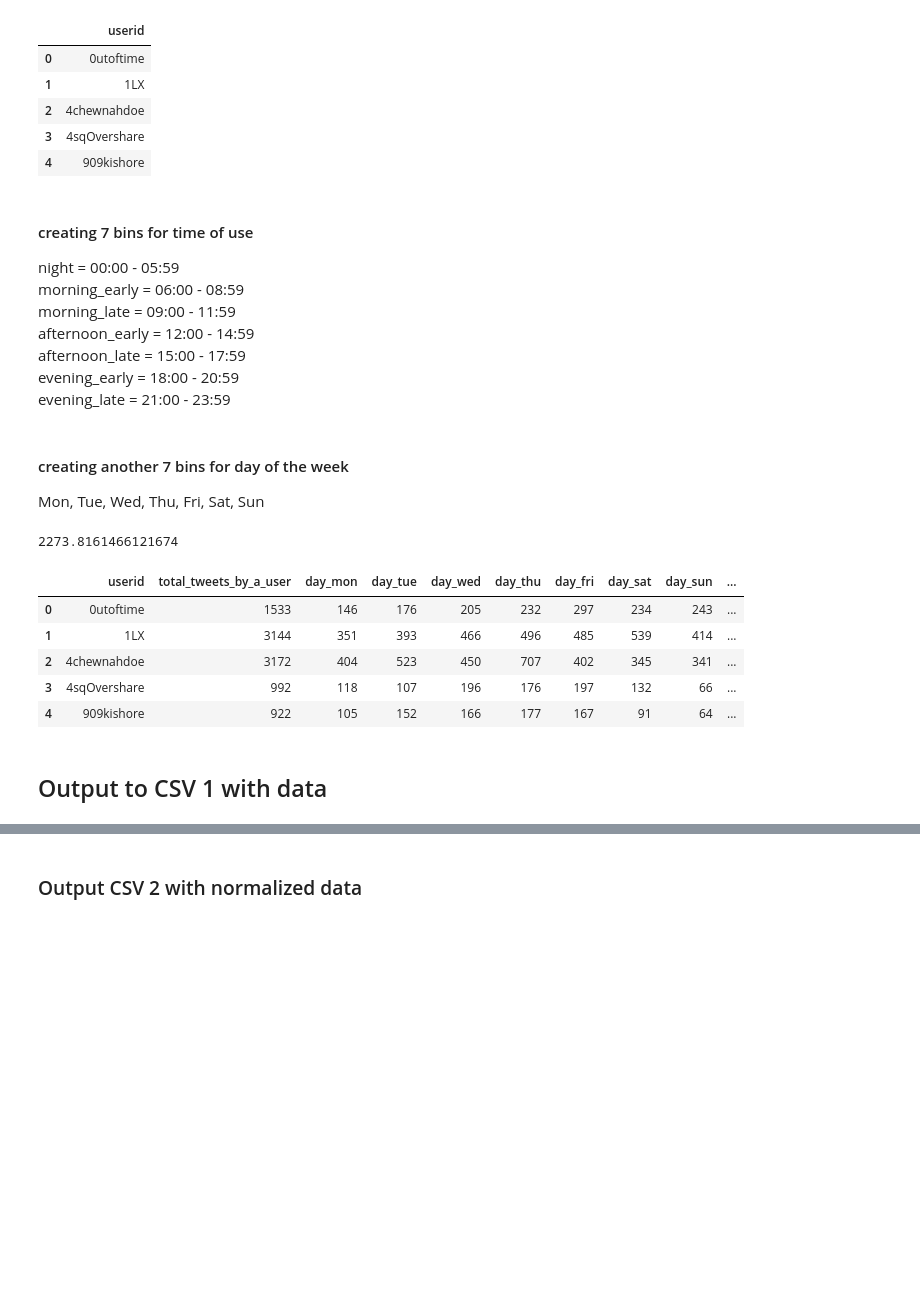
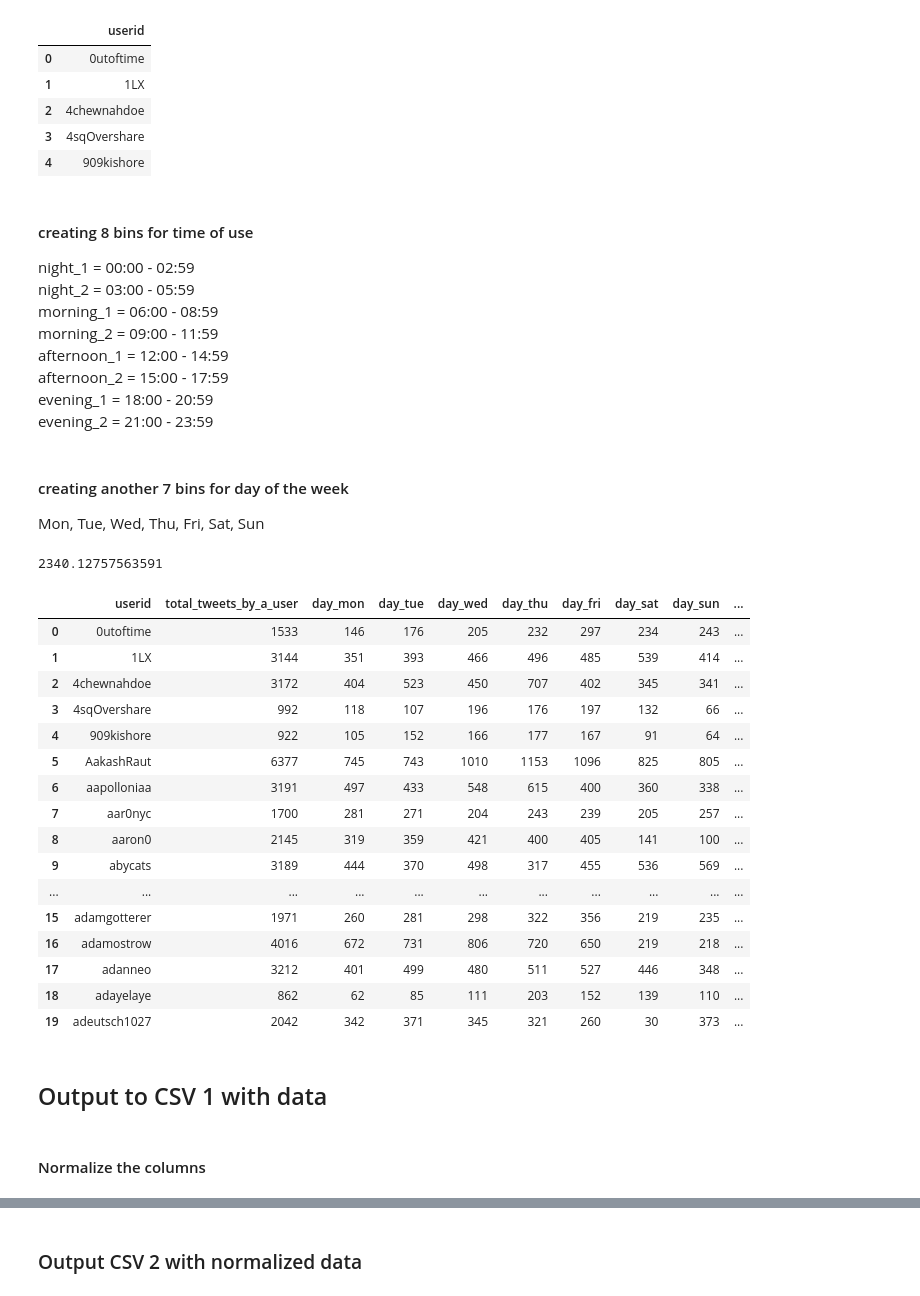
Before and after one commit to anjoomiqbal/NLP_on_Twitter_Data, a Jupyter notebook: g36-project-step2 - time when users are likely to be on Twitter portal.ipynb, the cells around one changed output, grey strips where cells are left out. Drawn from its saved outputs; the diff is of its cells as text; code cells hidden in the pictures; blank space fills up the shorter version.

Commit message:
step 2-split up the night bin into two

```diff
--- a/g36-project-step2 - time when users are likely to be on Twitter portal.ipynb
+++ b/g36-project-step2 - time when users are likely to be on Twitter portal.ipynb
@@ -57,14 +57,15 @@ df_o.head() # DEBUG
 | 3 | 4sqOvershare |
 | 4 | 909kishore |
 # %% [markdown]
-#### creating 7 bins for time of use
-night           = 00:00 - 05:59<br>
-morning_early   = 06:00 - 08:59<br>
-morning_late    = 09:00 - 11:59<br>
-afternoon_early = 12:00 - 14:59<br>
-afternoon_late  = 15:00 - 17:59<br>
-evening_early   = 18:00 - 20:59<br>
-evening_late    = 21:00 - 23:59
+#### creating 8 bins for time of use
+night_1     = 00:00 - 02:59<br>
+night_2     = 03:00 - 05:59<br>
+morning_1   = 06:00 - 08:59<br>
+morning_2   = 09:00 - 11:59<br>
+afternoon_1 = 12:00 - 14:59<br>
+afternoon_2 = 15:00 - 17:59<br>
+evening_1   = 18:00 - 20:59<br>
+evening_2   = 21:00 - 23:59
 # %% [markdown]
 #### creating another 7 bins for day of the week
 Mon, Tue, Wed, Thu, Fri, Sat, Sun
@@ -77,13 +78,14 @@ df_o['day_thu']=0
 df_o['day_fri']=0
 df_o['day_sat']=0
 df_o['day_sun']=0
-df_o['time_night']=0
-df_o['time_morning_early']=0
-df_o['time_morning_late']=0
-df_o['time_afternoon_early']=0
-df_o['time_afternoon_late']=0
-df_o['time_evening_early']=0
-df_o['time_evening_late']=0
+df_o['time_night_1']=0
+df_o['time_night_2']=0
+df_o['time_morning_1']=0
+df_o['time_morning_2']=0
+df_o['time_afternoon_1']=0
+df_o['time_afternoon_2']=0
+df_o['time_evening_1']=0
+df_o['time_evening_2']=0
 
 # df_o.head() # DEBUG
 # df_o.dtypes # DEBUG
@@ -112,13 +114,14 @@ while idx_i < len(df_i.index):
         elif row_i['day_of_week'].upper() == 'SAT': df_o.loc[idx_o, 'day_sat'] += 1
         elif row_i['day_of_week'].upper() == 'SUN': df_o.loc[idx_o, 'day_sun'] += 1
 
-        if   row_i['hour'] >= 0 and row_i['hour'] <  6 : df_o.loc[idx_o, 'time_night'] += 1
-        elif row_i['hour'] >= 6 and row_i['hour'] <  9 : df_o.loc[idx_o, 'time_morning_early'] += 1
-        elif row_i['hour'] >= 9 and row_i['hour'] < 12 : df_o.loc[idx_o, 'time_morning_late'] += 1
-        elif row_i['hour'] >=12 and row_i['hour'] < 15 : df_o.loc[idx_o, 'time_afternoon_early'] += 1
-        elif row_i['hour'] >=15 and row_i['hour'] < 18 : df_o.loc[idx_o, 'time_afternoon_late'] += 1
-        elif row_i['hour'] >=18 and row_i['hour'] < 21 : df_o.loc[idx_o, 'time_evening_early'] += 1
-        elif row_i['hour'] >=21 and row_i['hour'] < 24 : df_o.loc[idx_o, 'time_evening_late'] += 1
+        if   row_i['hour'] >= 0 and row_i['hour'] <  3 : df_o.loc[idx_o, 'time_night_1'] += 1
+        elif row_i['hour'] >= 3 and row_i['hour'] <  9 : df_o.loc[idx_o, 'time_night_1'] += 1
+        elif row_i['hour'] >= 6 and row_i['hour'] <  9 : df_o.loc[idx_o, 'time_morning_1'] += 1
+        elif row_i['hour'] >= 9 and row_i['hour'] < 12 : df_o.loc[idx_o, 'time_morning_2'] += 1
+        elif row_i['hour'] >=12 and row_i['hour'] < 15 : df_o.loc[idx_o, 'time_afternoon_1'] += 1
+        elif row_i['hour'] >=15 and row_i['hour'] < 18 : df_o.loc[idx_o, 'time_afternoon_2'] += 1
+        elif row_i['hour'] >=18 and row_i['hour'] < 21 : df_o.loc[idx_o, 'time_evening_1'] += 1
+        elif row_i['hour'] >=21 and row_i['hour'] < 24 : df_o.loc[idx_o, 'time_evening_2'] += 1
         else: print ('Time format error: ',row_i['hour'])
 
     else:
@@ -131,16 +134,27 @@ end = time.time()
 elapsed = end - start
 print(elapsed)
 # %% [output]
-2273.8161466121674
+2340.12757563591
 # %%
-df_o.head() # DEBUG
+df_o.head(20) # DEBUG
 # %% [output]
 |  | userid | total_tweets_by_a_user | day_mon | day_tue | day_wed | day_thu | day_fri | day_sat | day_sun | ... |
 | 0 | 0utoftime | 1533 | 146 | 176 | 205 | 232 | 297 | 234 | 243 | ... |
 | 1 | 1LX | 3144 | 351 | 393 | 466 | 496 | 485 | 539 | 414 | ... |
 | 2 | 4chewnahdoe | 3172 | 404 | 523 | 450 | 707 | 402 | 345 | 341 | ... |
 | 3 | 4sqOvershare | 992 | 118 | 107 | 196 | 176 | 197 | 132 | 66 | ... |
 | 4 | 909kishore | 922 | 105 | 152 | 166 | 177 | 167 | 91 | 64 | ... |
+| 5 | AakashRaut | 6377 | 745 | 743 | 1010 | 1153 | 1096 | 825 | 805 | ... |
+| 6 | aapolloniaa | 3191 | 497 | 433 | 548 | 615 | 400 | 360 | 338 | ... |
+| 7 | aar0nyc | 1700 | 281 | 271 | 204 | 243 | 239 | 205 | 257 | ... |
+| 8 | aaron0 | 2145 | 319 | 359 | 421 | 400 | 405 | 141 | 100 | ... |
+| 9 | abycats | 3189 | 444 | 370 | 498 | 317 | 455 | 536 | 569 | ... |
+| ... | ... | ... | ... | ... | ... | ... | ... | ... | ... | ... |
+| 15 | adamgotterer | 1971 | 260 | 281 | 298 | 322 | 356 | 219 | 235 | ... |
+| 16 | adamostrow | 4016 | 672 | 731 | 806 | 720 | 650 | 219 | 218 | ... |
+| 17 | adanneo | 3212 | 401 | 499 | 480 | 511 | 527 | 446 | 348 | ... |
+| 18 | adayelaye | 862 | 62 | 85 | 111 | 203 | 152 | 139 | 110 | ... |
+| 19 | adeutsch1027 | 2042 | 342 | 371 | 345 | 321 | 260 | 30 | 373 | ... |
 # %% [markdown]
 ## Output to CSV 1 with data
 # %%
@@ -153,5 +168,7 @@ if os.path.exists(output_file_path):
 # writing to csv
 df_o.to_csv(output_file_path, sep=',', index=True, index_label='user_count')
+# %% [markdown]
+#### Normalize the columns
 # %%
 start = time.time()
 
```
Also changed, not shown: parts of 3 cells of this notebook, 1 other file.
